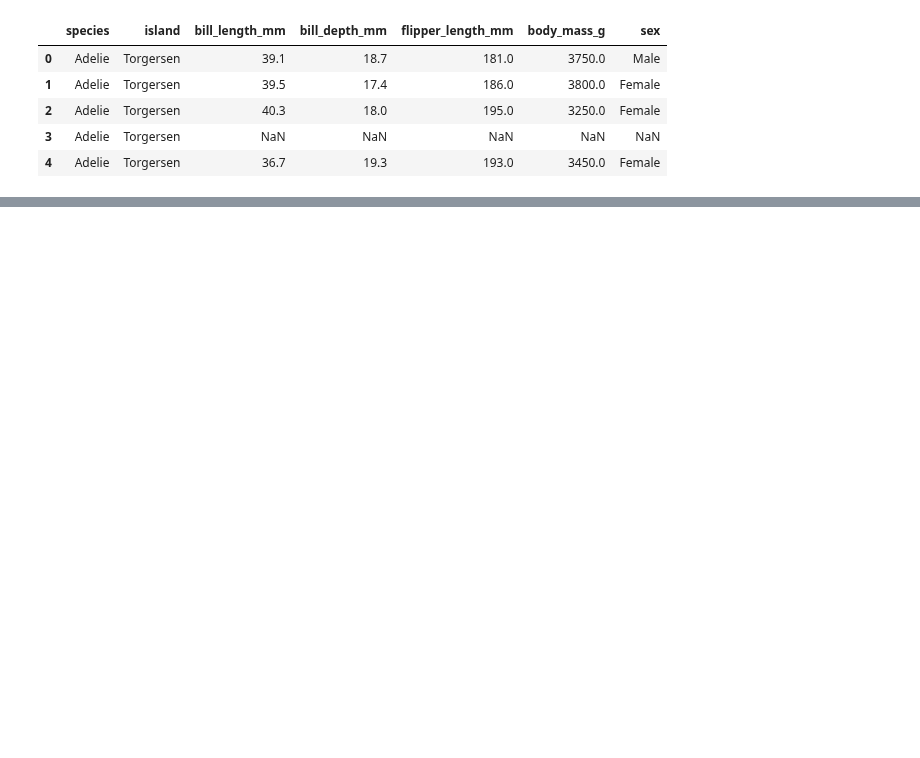
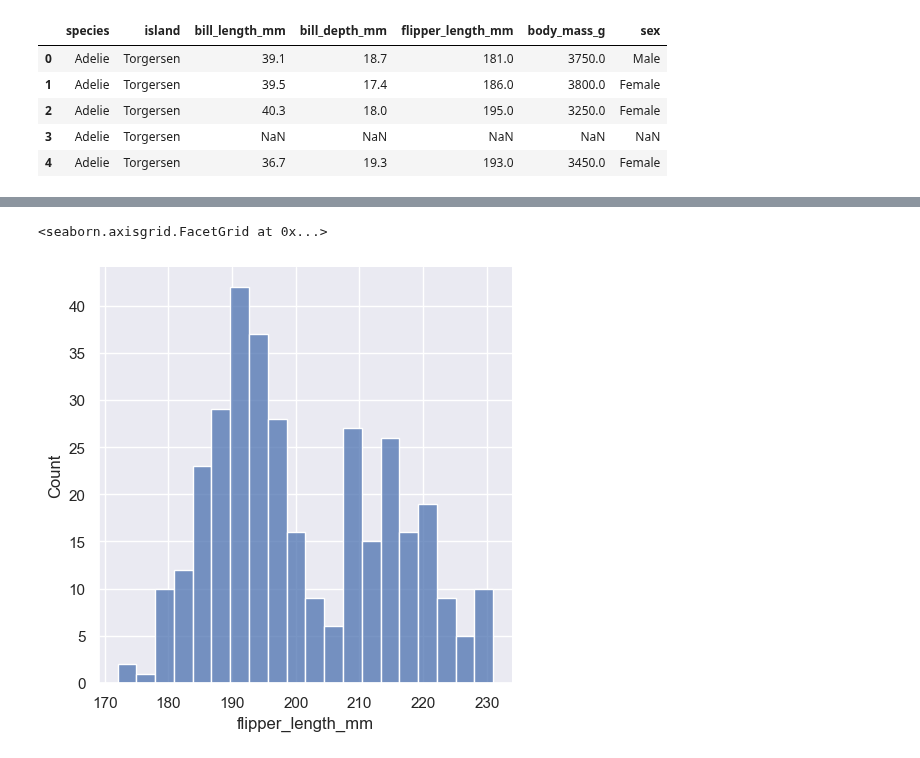
Before and after one commit to wu4fmp6/machine_learning, a Jupyter notebook: lesson_4.ipynb, the cells around one changed output, grey strips where cells are left out. Cells and saved outputs as stored; diff of their text form; code cells hidden in the pictures; blank space fills up the shorter version.

```diff
--- a/lesson_4.ipynb
+++ b/lesson_4.ipynb
@@ -21,0 +32,5 @@ sns.displot(penguins, x="flipper_length_mm") #這裡沒有指定y軸，因為y
+# %%
+sns.displot(penguins, x="flipper_length_mm", bins=20)
+# %% [output]
+<seaborn.axisgrid.FacetGrid at 0x...>
+[figure, added]
```
Also changed, not shown: parts of 5 cells of this notebook.
